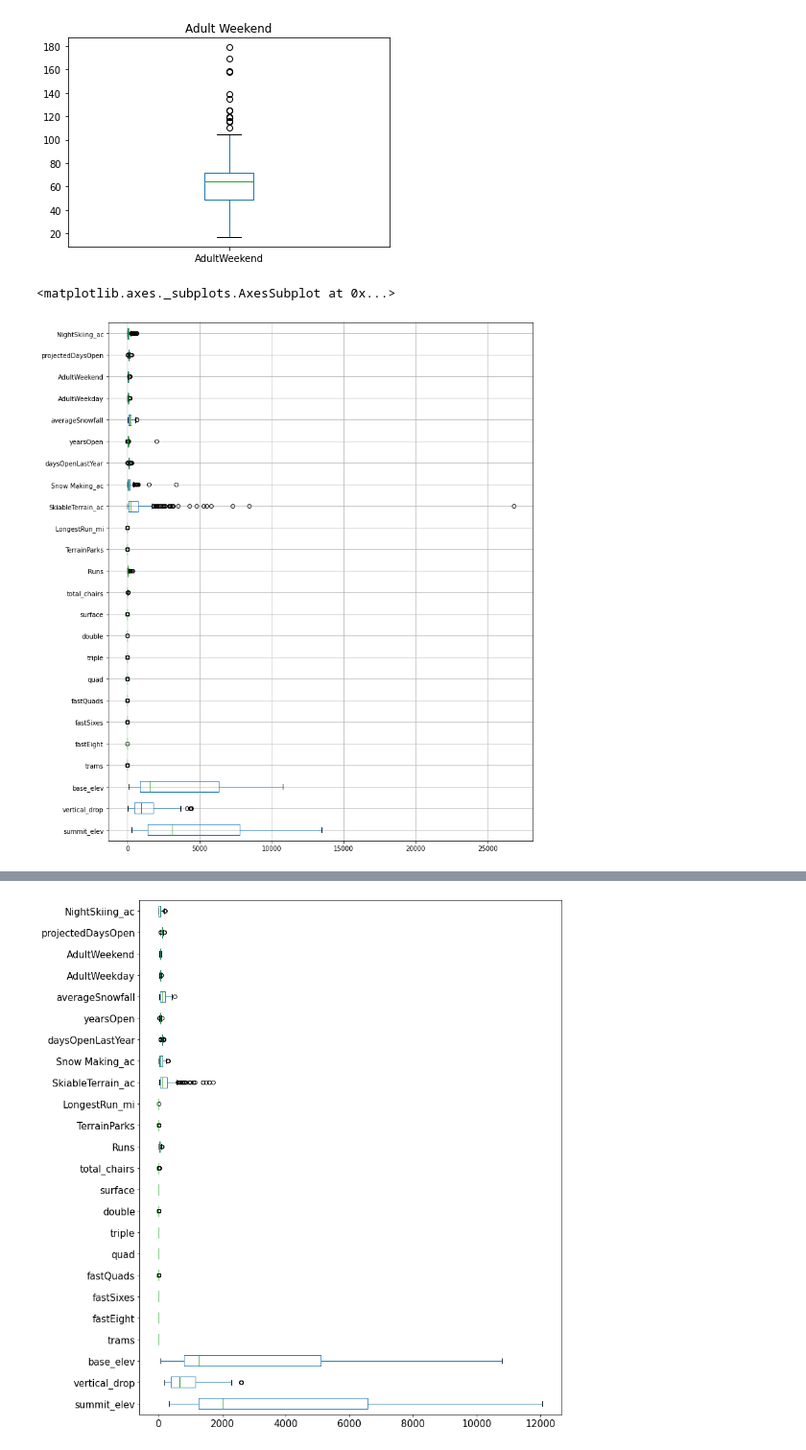
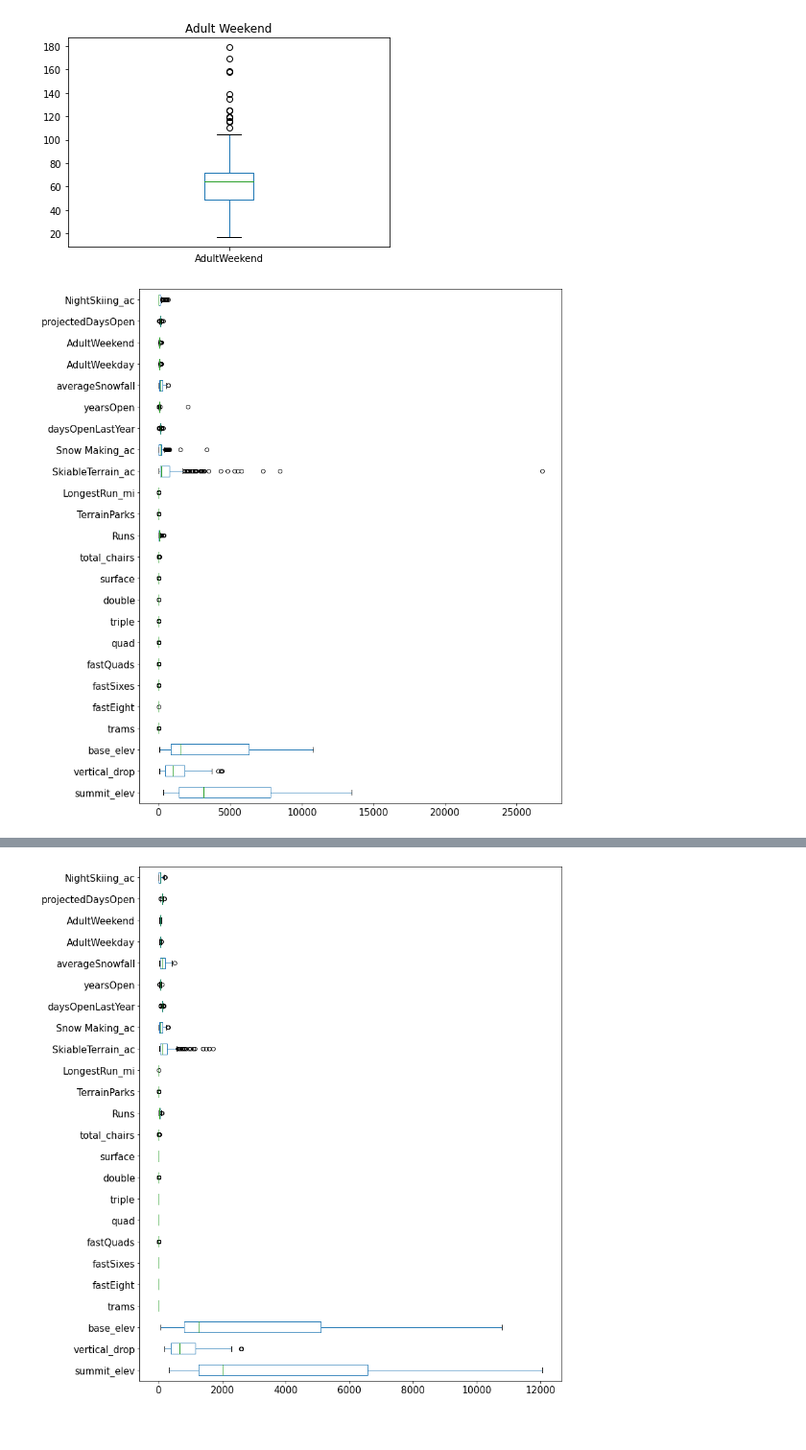
Before and after one commit to asaadkhattab/GuidedCapstone-BigMountainResort, a Jupyter notebook: Step3 - Exploratory Data Analysis.ipynb, the cells around one changed output, grey strips where cells are left out. Shown at 96% size. Saved outputs shown, nothing was run; the diff lists cells and outputs as text; code cells hidden in the pictures.

```diff
--- a/Step3 - Exploratory Data Analysis.ipynb
+++ b/Step3 - Exploratory Data Analysis.ipynb
@@ -255,7 +164,2 @@ sns.barplot(x=values, y=names, palette="RdBu_r")
 # %% [markdown]
 By reviewing the State and Regions counts plots you should notice that the Region feature is nearly identical to the state and therfore we can remove from the dataframe.**<font color='teal'> Remove the `Region` column using the drop function.</font>**
-# %%
-try:
-    df.drop(columns='Region', inplace=True)
-except:
-    pass
@@ -271,0 +166,3 @@ Index(['Name', 'state', 'summit_elev', 'vertical_drop', 'base_elev', 'trams',
+# %%
+df = df.drop(['Region'], axis =1)
+df.columns
@@ -280,11 +185,10 @@ df['AdultWeekend'].plot(kind='box', title="Adult Weekend")
 # %% [output]
 <matplotlib.axes._subplots.AxesSubplot at 0x...>
 [figure]
-# %%
-df.boxplot(figsize=(12,15), vert=False)
-# %% [output]
-<matplotlib.axes._subplots.AxesSubplot at 0x...>
-[figure, removed]
+# %%
+boxplot = df.boxplot(fontsize = 15, grid = False, vert = False, figsize=(12,15))
+# %% [output]
+[figure, added]
 # %% [markdown]
 You need to create boxplots and  histograms to evaluate the data for potential outliers or data anomalies. Generally, outliers are defined as observations that differ significantly from the other values in the dataset or feature.
 
```
Also changed, not shown: parts of 34 cells of this notebook, 2 other files.
